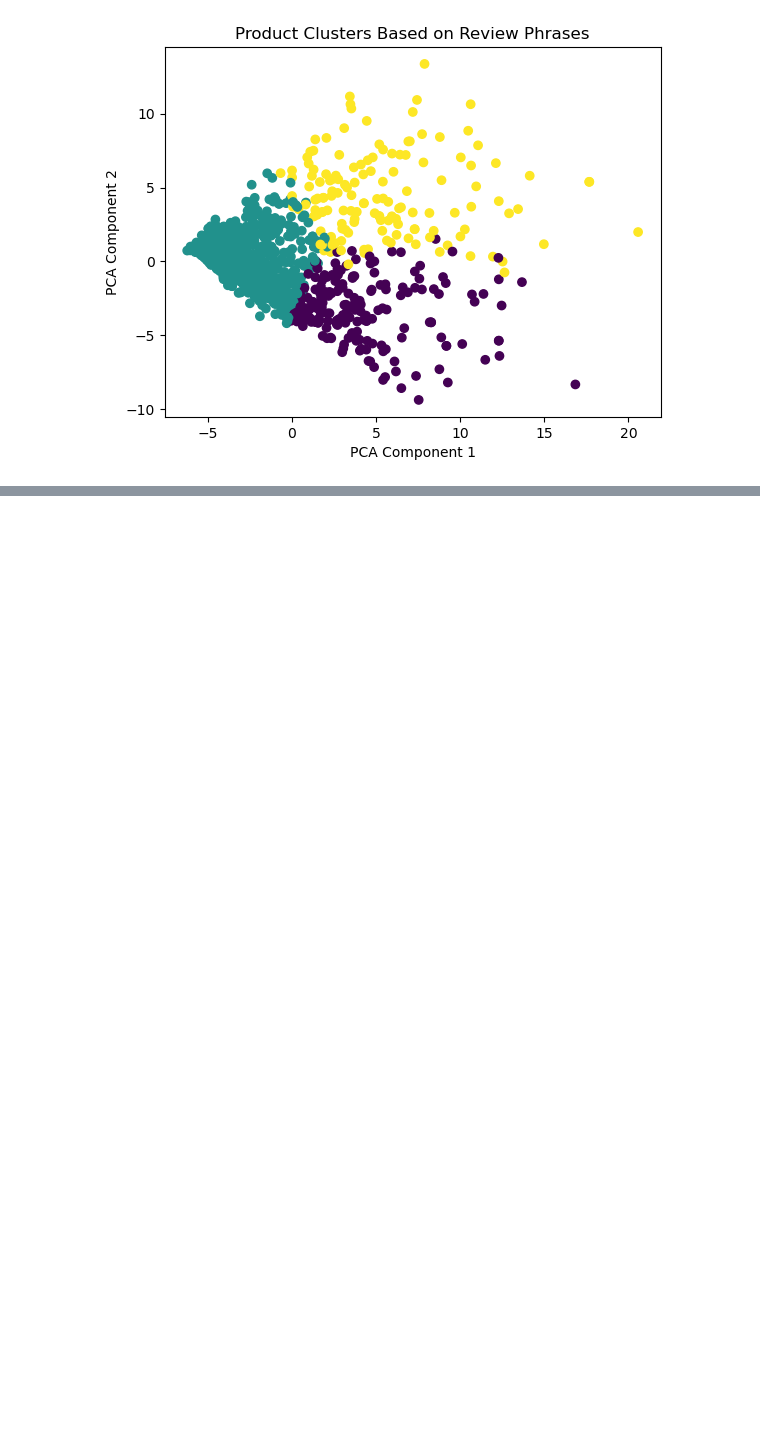
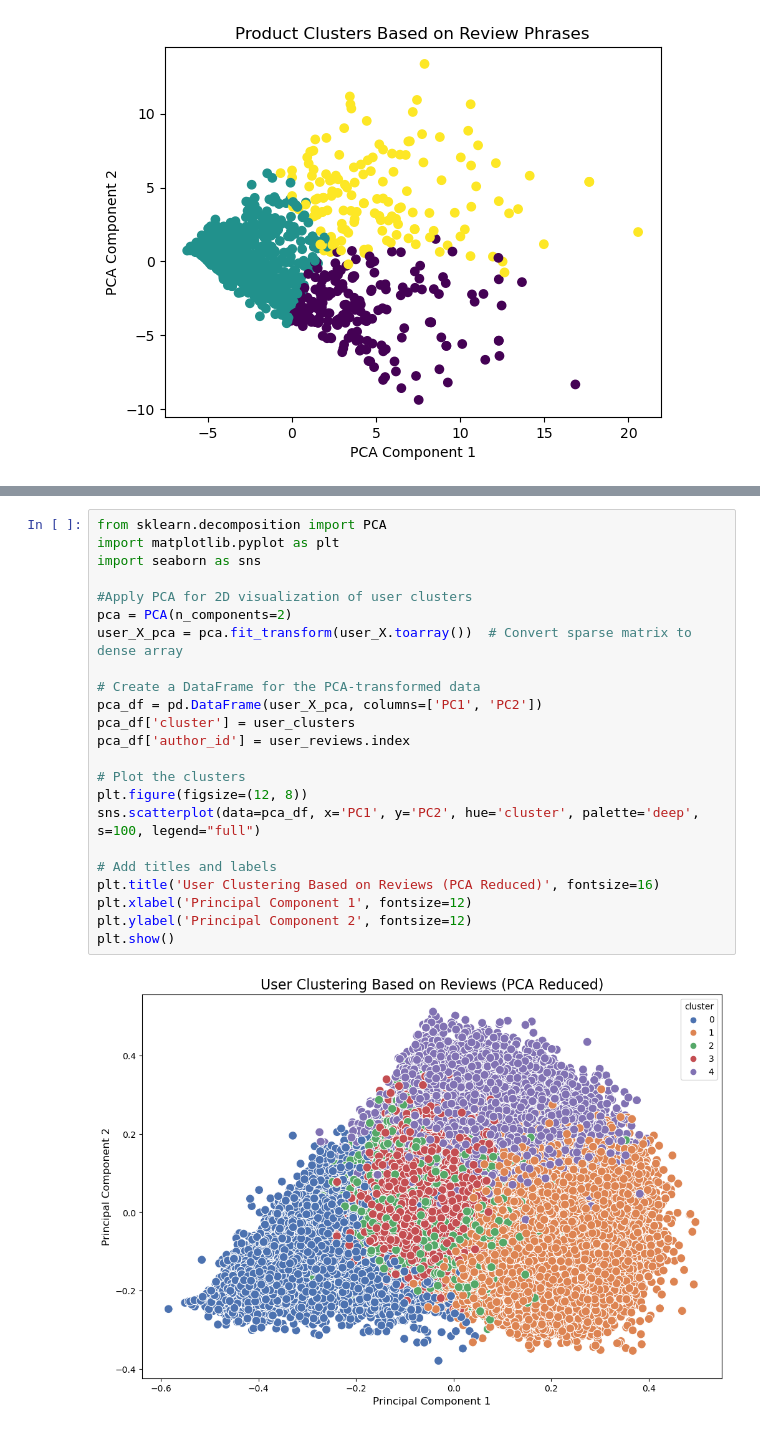
Before and after one commit to renaqd/team1-ADS505, a Jupyter notebook: 505FinalProj.ipynb, the cells around one changed output, grey strips where cells are left out. Saved outputs shown, nothing was run; the diff lists cells and outputs as text; blank space fills up the shorter version.

```diff
--- a/505FinalProj.ipynb
+++ b/505FinalProj.ipynb
@@ -669,0 +780,25 @@ plt.show()
+# %%
+from sklearn.decomposition import PCA
+import matplotlib.pyplot as plt
+import seaborn as sns
+
+#Apply PCA for 2D visualization of user clusters
+pca = PCA(n_components=2)
+user_X_pca = pca.fit_transform(user_X.toarray())  # Convert sparse matrix to dense array
+
+# Create a DataFrame for the PCA-transformed data
+pca_df = pd.DataFrame(user_X_pca, columns=['PC1', 'PC2'])
+pca_df['cluster'] = user_clusters
+pca_df['author_id'] = user_reviews.index
+
+# Plot the clusters
+plt.figure(figsize=(12, 8))
+sns.scatterplot(data=pca_df, x='PC1', y='PC2', hue='cluster', palette='deep', s=100, legend="full")
+
+# Add titles and labels
+plt.title('User Clustering Based on Reviews (PCA Reduced)', fontsize=16)
+plt.xlabel('Principal Component 1', fontsize=12)
+plt.ylabel('Principal Component 2', fontsize=12)
+plt.show()
+# %% [output]
+[figure, added]
```
Also changed, not shown: parts of 3 cells of this notebook.
